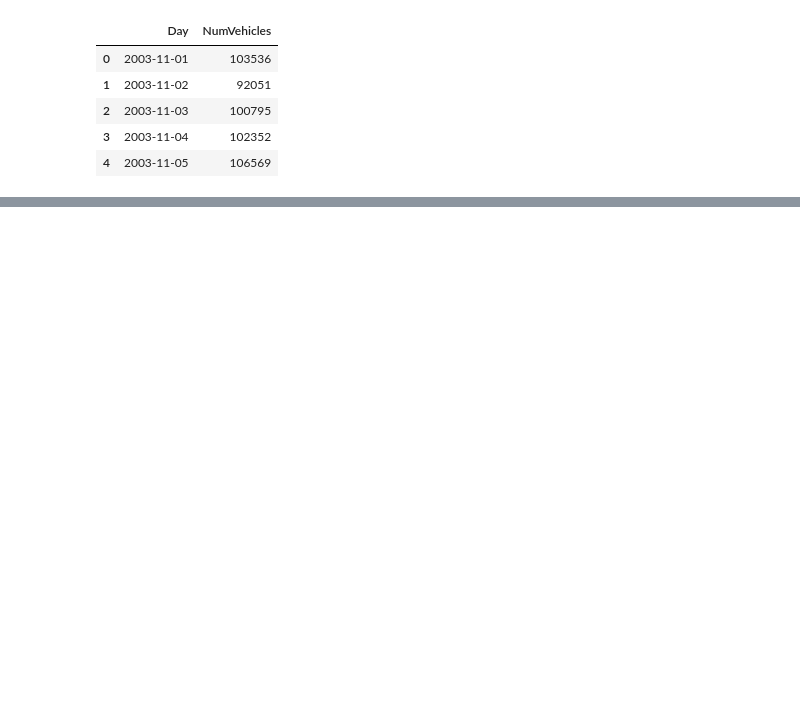
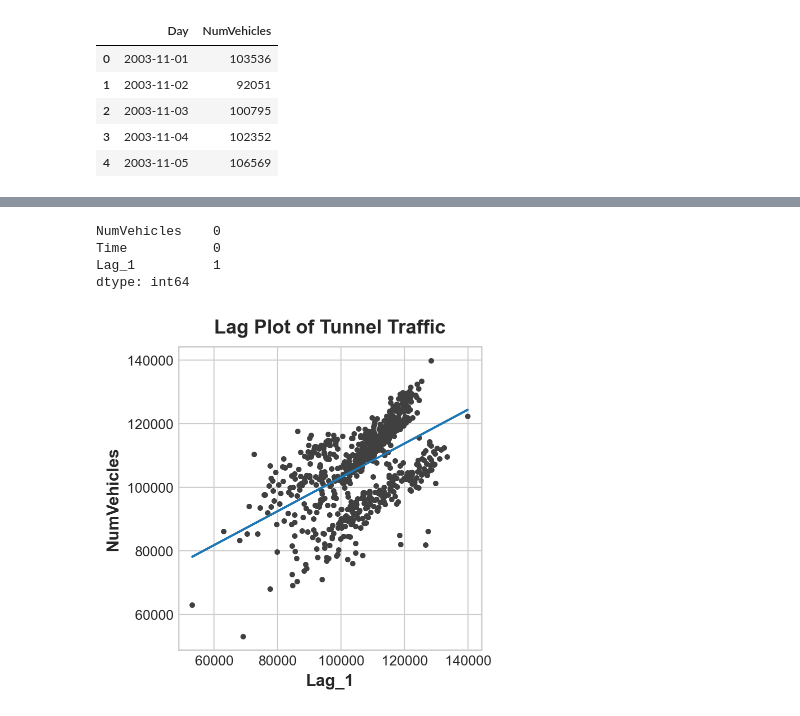
Before and after one commit to SandroPanchame/Time-Series-Playground, a Jupyter notebook: TS_Course_Code/TunnelTraffic.ipynb, the cells around one changed output, grey strips where cells are left out. Saved outputs shown, nothing was run; the diff lists cells and outputs as text; code cells hidden in the pictures; blank space fills up the shorter version.

```diff
--- a/TS_Course_Code/TunnelTraffic.ipynb
+++ b/TS_Course_Code/TunnelTraffic.ipynb
@@ -69,0 +121,4 @@ tunnel.head()
+# %%
+# Lag feature
+df['Lag_1'] = df['NumVehicles'].shift(1)
+df.head()
@@ -69,0 +133,33 @@ tunnel.head()
+# %%
+df.isna().sum()
+# df.isnull().sum()
+# %% [output]
+NumVehicles    0
+Time           0
+Lag_1          1
+dtype: int64
+# %%
+X = df.loc[:, ['Lag_1']]
+# The . loc property of the DataFrame object
+# allows the return of specified rows and/or columns from that DataFrame
+# : selects all rows, and ['Lag_1'] specifies the column(s) to select.
+X.dropna(inplace=True)  # drop missing values in the feature set
+# inplace = True , the data is modified in place,
+# which means it will return nothing and the dataframe is now updated.
+y = df.loc[:, 'NumVehicles']  # create the target
+y, X = y.align(X, join='inner')  # drop corresponding values in target
+
+model = LinearRegression()
+model.fit(X, y)
+
+y_pred = pd.Series(model.predict(X), index=X.index)
+# %%
+fig, ax = plt.subplots()
+ax.plot(X['Lag_1'], y, '.', color='0.25')
+ax.plot(X['Lag_1'], y_pred)
+ax.set_aspect('equal')
+ax.set_ylabel('NumVehicles')
+ax.set_xlabel('Lag_1')
+ax.set_title('Lag Plot of Tunnel Traffic');
+# %% [output]
+[figure, added]
```
Also changed, not shown: parts of 14 cells of this notebook.
